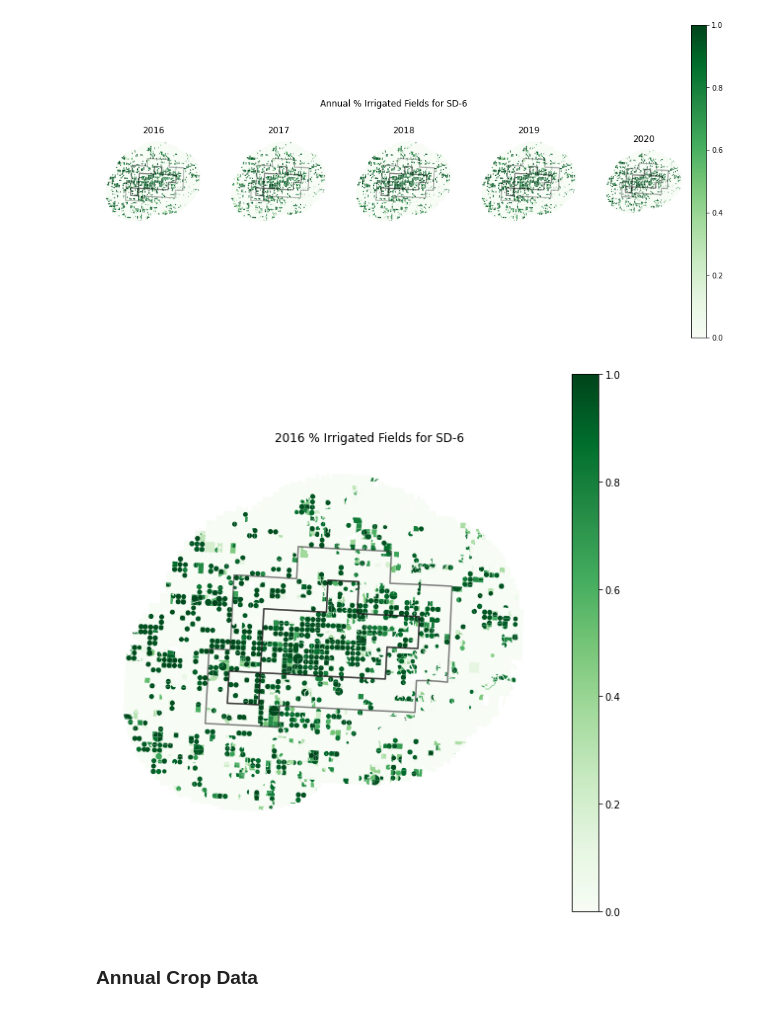
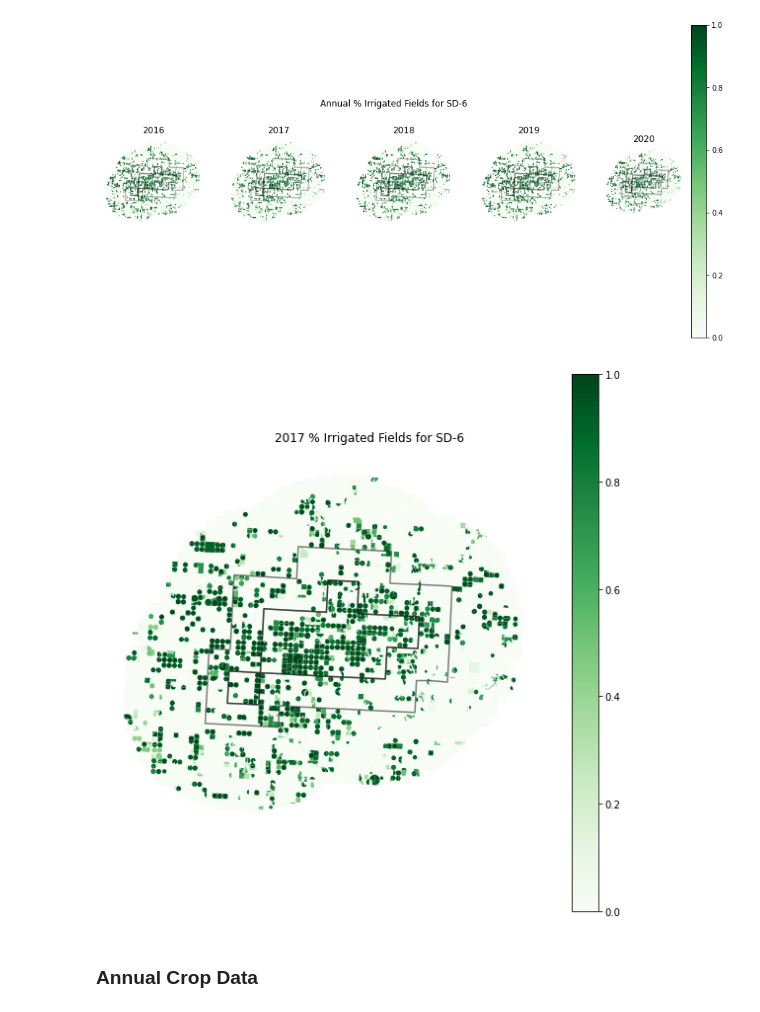
Before and after one commit to HEAL-KGS/eggs, a Jupyter notebook: eggs_data.ipynb, the cells around one changed output. Drawn from its saved outputs; the diff is of its cells as text; code cells hidden in the pictures.

Commit message:
added figures

```diff
--- a/eggs_data.ipynb
+++ b/eggs_data.ipynb
@@ -370,10 +374,10 @@ os.chdir(aim_fp)
 
 # Read in AIM file and filter out years less than 2016
 aim = pd.read_csv('FieldsAttributes_FieldsAroundSD6KS_Irrigation_AnnualAIM.csv')
-aim = aim[aim['Year'] > 2015]
 # %%
 # Pivot dataset so that the columns represent the years and the values are the precip
-aim_pivot = aim.pivot(index = 'UID', columns = 'Year', values = 'IrrigatedPrc')
+aim_adjust = aim[aim['Year'] > 2015]
+aim_pivot = aim_adjust.pivot(index = 'UID', columns = 'Year', values = 'IrrigatedPrc')
 aim_pivot.reset_index(inplace = True) # reset the index
 aim_pivot.columns = aim_pivot.columns.astype(str) # set column names as strings
 aim_pivot.UID = aim_pivot.UID.astype('float') # set UID values as floats
@@ -833,23 +849,23 @@ plt.show()
 [figure]
 # %%
 fig, axs = plt.subplots(figsize=(10,10))
-fig.suptitle('2016 % Irrigated Fields for SD-6', y=0.80)
+fig.suptitle('2017 % Irrigated Fields for SD-6', y=0.80)
 fig.patch.set_facecolor('white')
 
-aim_years.plot(aim_years['2016'], ax=axs, legend=True, cmap='Greens')
+aim_years.plot(aim_years['2017'], ax=axs, legend=True, cmap='Greens')
 boundary.boundary.plot(ax=axs, color='k', alpha=0.5)
 buffer.boundary.plot(ax=axs, color='k', alpha=0.5)
 axs.patch.set_facecolor('white')
 axs.set_xticks([]) # remove tick marks
 axs.set_xticklabels([]) # remove tick mark labels
 axs.set_yticks([])
 axs.set_yticklabels([])
 axs.spines['top'].set_visible(False) # remove border around plot
 axs.spines['right'].set_visible(False)
 axs.spines['bottom'].set_visible(False)
 axs.spines['left'].set_visible(False)
 # %% [output]
-[figure, old version]
+[figure, new version]
 # %% [markdown]
 ### Annual Crop Data
 # %%
```
Also changed, not shown: parts of 40 cells of this notebook, 2 other files.
